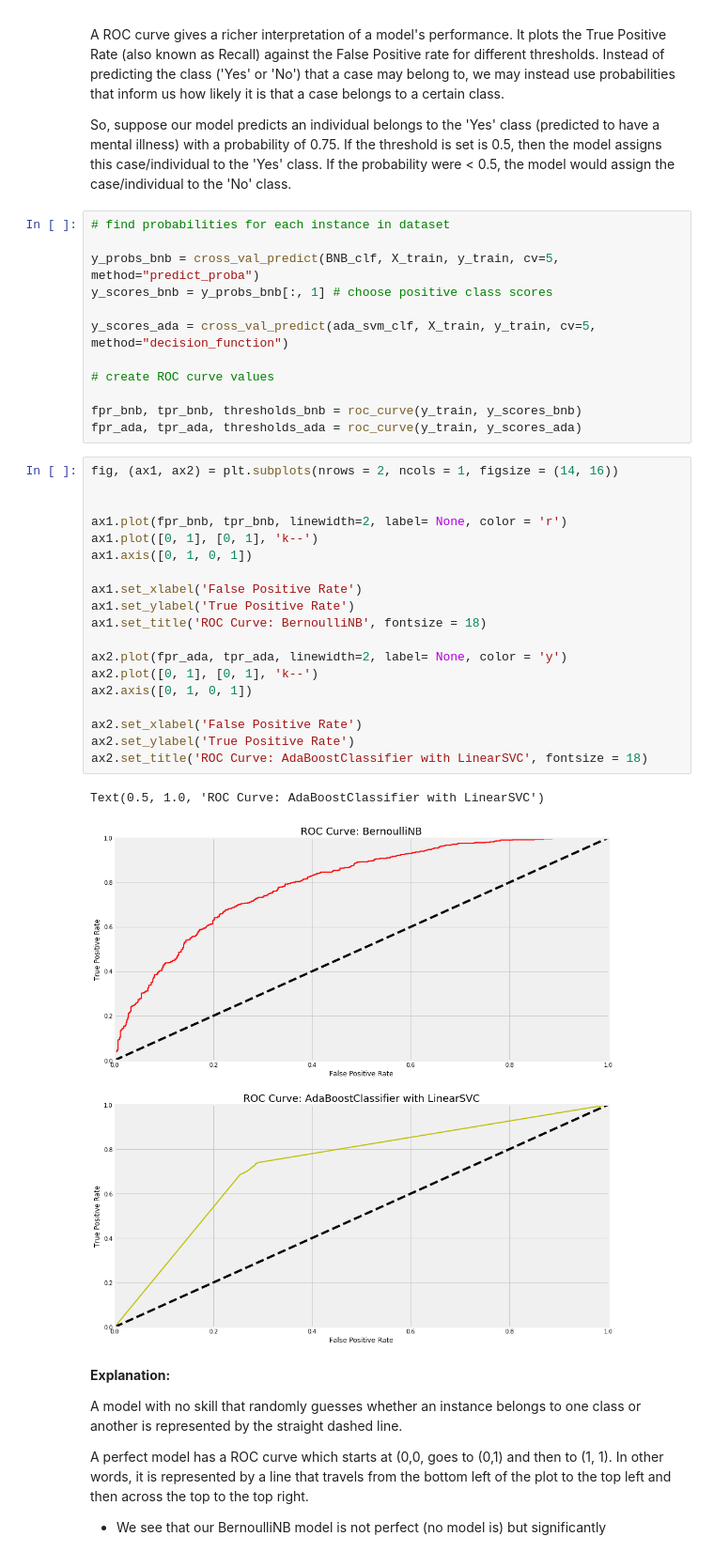
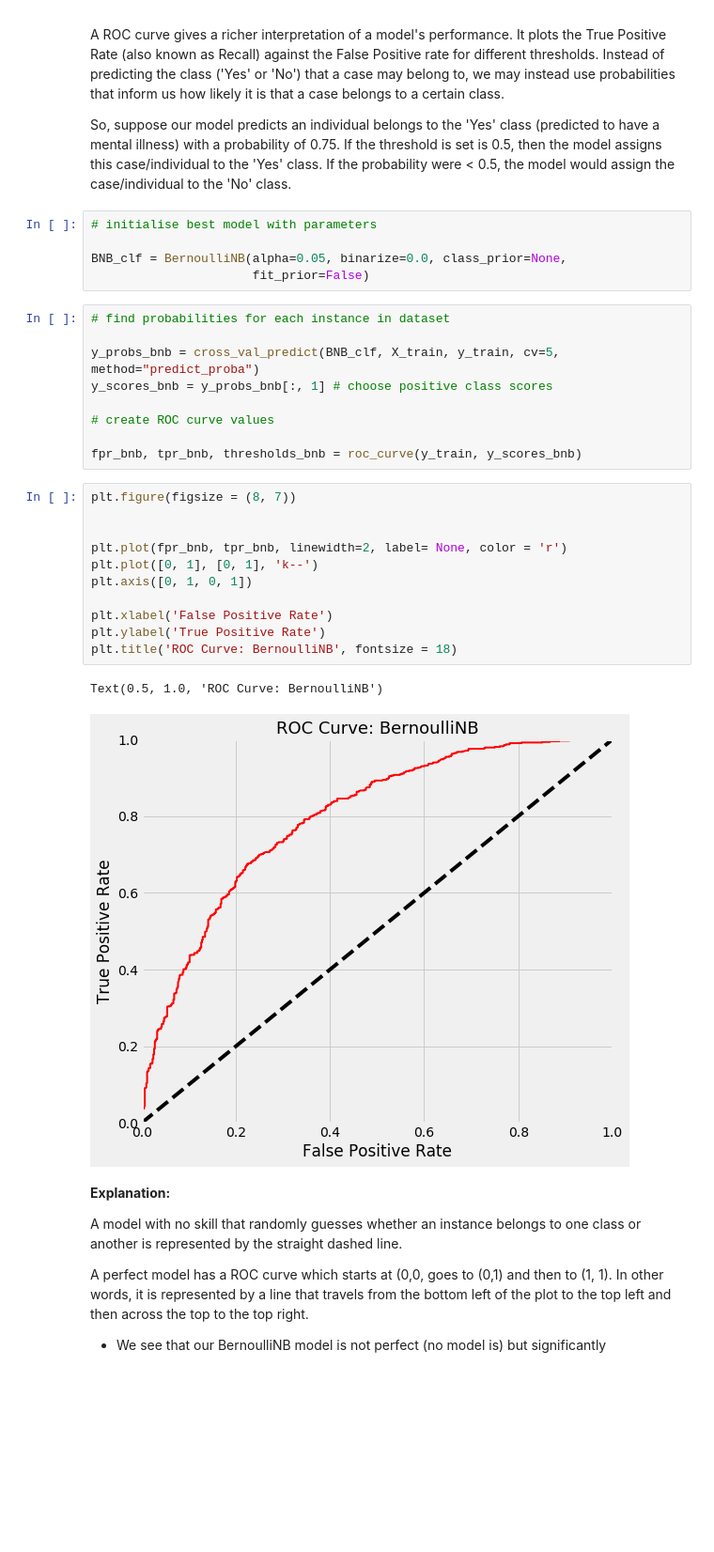
Before and after one commit to Taimur-Shabbir/mental-health-machine-learning, a Jupyter notebook: Notebook.ipynb, the cells around one changed output. Shown at 94% size. Drawn from its saved outputs; the diff is of its cells as text; blank space fills up the shorter version.

```diff
--- a/Notebook.ipynb
+++ b/Notebook.ipynb
@@ -830,40 +778,34 @@ Now that we have two competing models, we can evaluate their performance in a wa
 A ROC curve gives a richer interpretation of a model's performance. It plots the True Positive Rate (also known as Recall) against the False Positive rate for different thresholds. Instead of predicting the class ('Yes' or 'No') that a case may belong to, we may instead use probabilities that inform us how likely it is that a case belongs to a certain class.
 
 So, suppose our model predicts an individual belongs to the 'Yes' class (predicted to have a mental illness) with a probability of 0.75. If the threshold is set is 0.5, then the model assigns this case/individual to the 'Yes' class. If the probability were < 0.5, the model would assign the case/individual to the 'No' class.
+# %%
+# initialise best model with parameters
+
+BNB_clf = BernoulliNB(alpha=0.05, binarize=0.0, class_prior=None,
+                      fit_prior=False)
 # %%
 # find probabilities for each instance in dataset
 
 y_probs_bnb = cross_val_predict(BNB_clf, X_train, y_train, cv=5, method="predict_proba")
 y_scores_bnb = y_probs_bnb[:, 1] # choose positive class scores
 
-y_scores_ada = cross_val_predict(ada_svm_clf, X_train, y_train, cv=5, method="decision_function")
-
 # create ROC curve values
 
 fpr_bnb, tpr_bnb, thresholds_bnb = roc_curve(y_train, y_scores_bnb)
-fpr_ada, tpr_ada, thresholds_ada = roc_curve(y_train, y_scores_ada)
 # %%
-fig, (ax1, ax2) = plt.subplots(nrows = 2, ncols = 1, figsize = (14, 16))
+plt.figure(figsize = (8, 7))
 
 
-ax1.plot(fpr_bnb, tpr_bnb, linewidth=2, label= None, color = 'r')
-ax1.plot([0, 1], [0, 1], 'k--')
-ax1.axis([0, 1, 0, 1])
+plt.plot(fpr_bnb, tpr_bnb, linewidth=2, label= None, color = 'r')
+plt.plot([0, 1], [0, 1], 'k--')
+plt.axis([0, 1, 0, 1])
 
-ax1.set_xlabel('False Positive Rate')
-ax1.set_ylabel('True Positive Rate')
-ax1.set_title('ROC Curve: BernoulliNB', fontsize = 18)
-
-ax2.plot(fpr_ada, tpr_ada, linewidth=2, label= None, color = 'y')
-ax2.plot([0, 1], [0, 1], 'k--')
-ax2.axis([0, 1, 0, 1])
-
-ax2.set_xlabel('False Positive Rate')
-ax2.set_ylabel('True Positive Rate')
-ax2.set_title('ROC Curve: AdaBoostClassifier with LinearSVC', fontsize = 18)
+plt.xlabel('False Positive Rate')
+plt.ylabel('True Positive Rate')
+plt.title('ROC Curve: BernoulliNB', fontsize = 18)
 # %% [output]
-Text(0.5, 1.0, 'ROC Curve: AdaBoostClassifier with LinearSVC')
+Text(0.5, 1.0, 'ROC Curve: BernoulliNB')
-[figure, old version]
+[figure, new version]
 # %% [markdown]
 **Explanation:**
 
```
Also changed, not shown: parts of 26 cells of this notebook.
